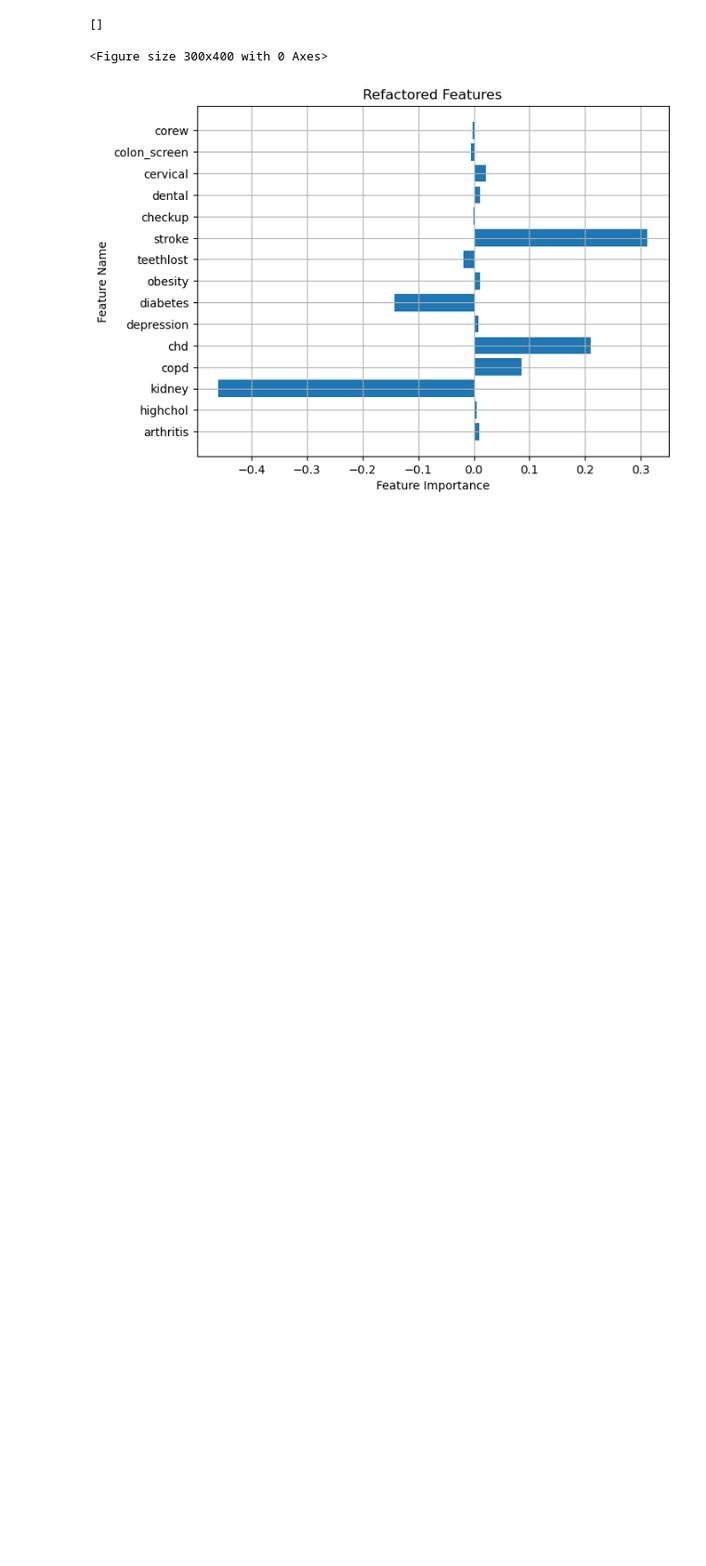
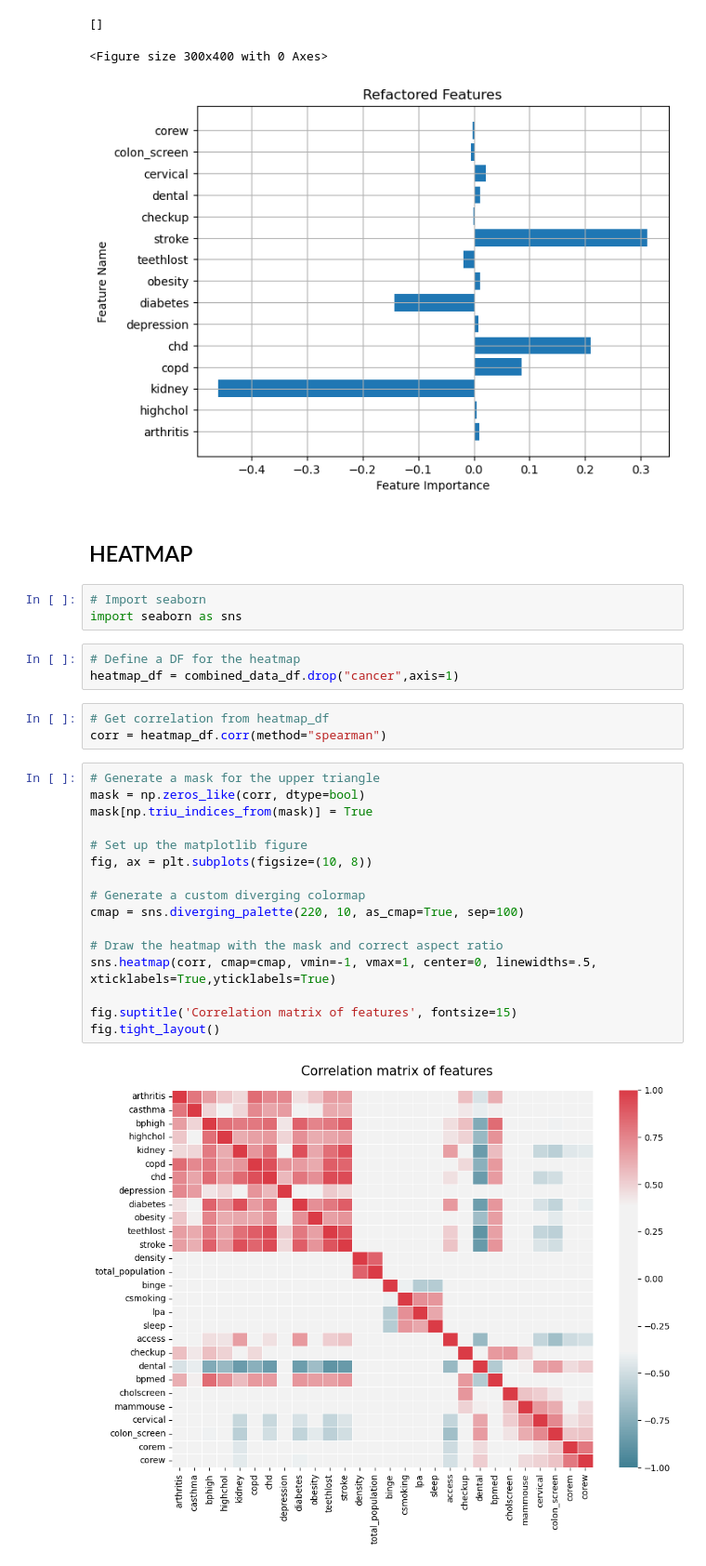
Before and after one commit to Degri95/Final_Project, a Jupyter notebook: Linear_regressions.ipynb, the cells around one changed output. Shown at 93% size. Saved outputs shown, nothing was run; the diff lists cells and outputs as text; blank space fills up the shorter version.

Commit message:
Adding heatmap to linear regression

```diff
--- a/Linear_regressions.ipynb
+++ b/Linear_regressions.ipynb
@@ -388,3 +389,32 @@ plt.plot()
 []
 <Figure size 300x400 with 0 Axes>
 [figure]
+# %% [markdown]
+## HEATMAP
+# %%
+# Import seaborn
+import seaborn as sns
+# %%
+# Define a DF for the heatmap
+heatmap_df = combined_data_df.drop("cancer",axis=1)
+# %%
+# Get correlation from heatmap_df
+corr = heatmap_df.corr(method="spearman")
+# %%
+# Generate a mask for the upper triangle
+mask = np.zeros_like(corr, dtype=bool)
+mask[np.triu_indices_from(mask)] = True
+
+# Set up the matplotlib figure
+fig, ax = plt.subplots(figsize=(10, 8))
+
+# Generate a custom diverging colormap
+cmap = sns.diverging_palette(220, 10, as_cmap=True, sep=100)
+
+# Draw the heatmap with the mask and correct aspect ratio
+sns.heatmap(corr, cmap=cmap, vmin=-1, vmax=1, center=0, linewidths=.5, xticklabels=True,yticklabels=True)
+
+fig.suptitle('Correlation matrix of features', fontsize=15)
+fig.tight_layout()
+# %% [output]
+[figure, added]
```
Also changed, not shown: parts of 1 cell of this notebook.
